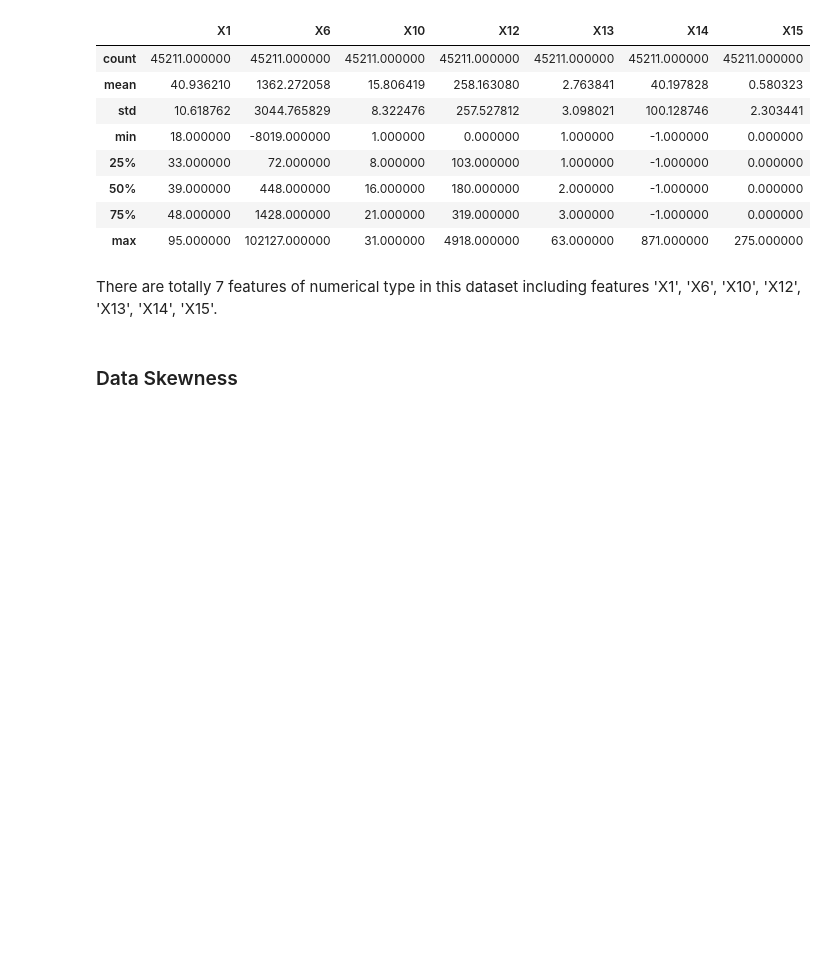
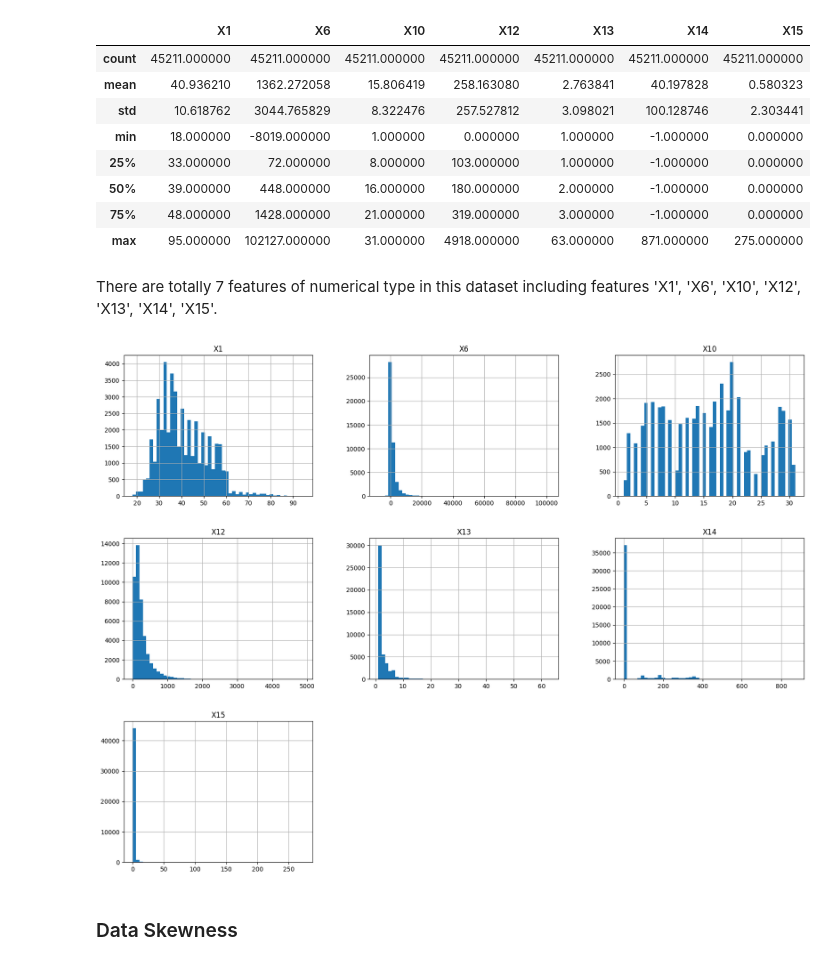
Before and after one commit to lx-see/Marketing-Data-Classification-Model, a Jupyter notebook: marketing.ipynb, the cells around one changed output. Cells and saved outputs as stored; diff of their text form; code cells hidden in the pictures; blank space fills up the shorter version.

```diff
--- a/marketing.ipynb
+++ b/marketing.ipynb
@@ -140,6 +140,11 @@ data.describe()
 | max | 95.000000 | 102127.000000 | 31.000000 | 4918.000000 | 63.000000 | 871.000000 | 275.000000 |
 # %% [markdown]
 There are totally 7 features of numerical type in this dataset including features 'X1', 'X6', 'X10', 'X12', 'X13', 'X14', 'X15'.
+# %%
+data.hist(bins = 50, figsize = (20,15))
+plt.show()
+# %% [output]
+[figure, added]
 # %% [markdown]
 ### Data Skewness
 # %%
```
Also changed, not shown: parts of 254 cells of this notebook.
